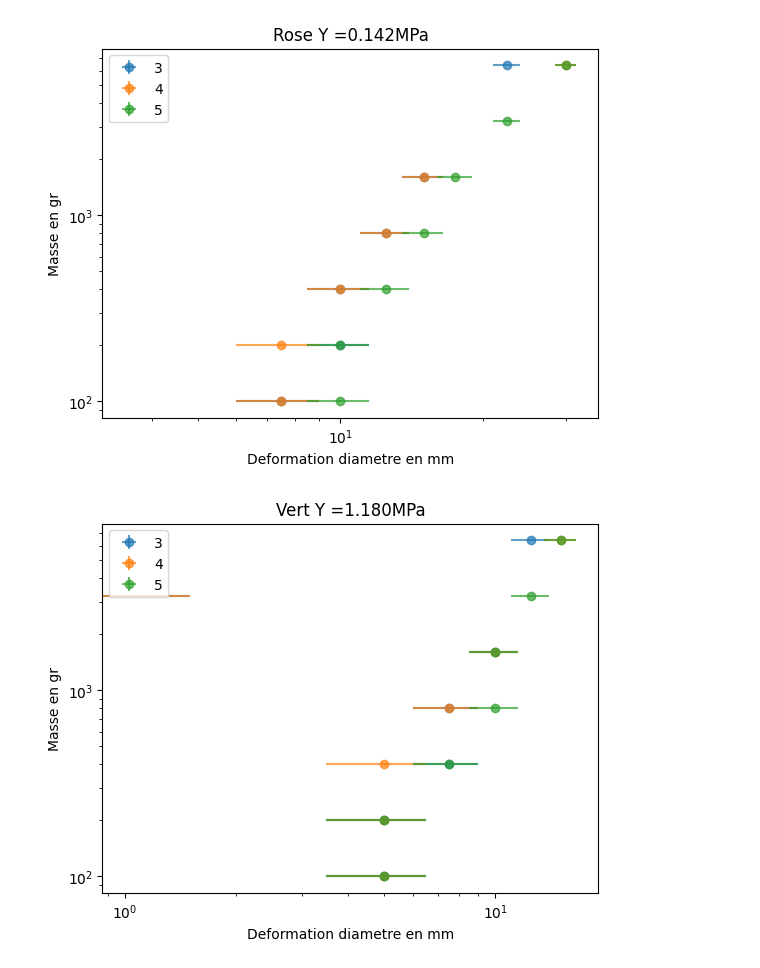
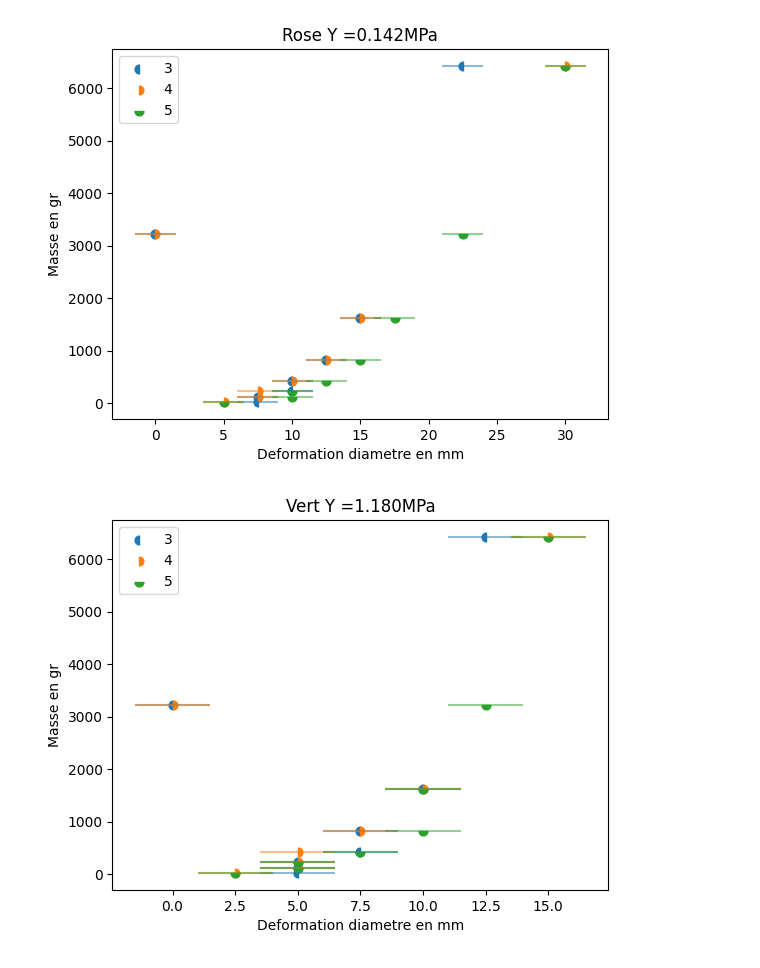
Before and after one commit to erdicn/ContactDeHertz, a Jupyter notebook: graphs.ipynb, the cells around one changed output. Cells and saved outputs as stored; diff of their text form; code cells hidden in the pictures.

Commit message:
Formate le code et semi cercle graph

```diff
--- a/graphs.ipynb
+++ b/graphs.ipynb
@@ -46,12 +26,20 @@ B=  [
 # %%
 ToutLesSpheres = [R, V, B]
 Noms = ["Rose", "Vert", "Bleu"]
-YoungsGPa = np.array([0.000142, 0.001180, 0.000358])
+YoungsGPa = np.array([0.000142, 0.001180, 0.000358]) # TODO check ca. valeurs qui vient de projet.ipynb
 YoungsMpa = 1e3*YoungsGPa
+markers = [ 'left', 'right', 'bottom']
+
 def GraphMasseDeformation(X : list, nomGraph : str, nb ,loglog = True):
     fig, ax = plt.subplots()
     for i in range(len(Rayons)):
-        ax.errorbar(X[i], Masse, xerr = 1.5, yerr = errMasse, fmt = "o", label = Rayons[i], alpha = 0.7)
+        ax.errorbar( X[i], Masse, xerr = 1.5, yerr = errMasse,
+                     marker = None,#MarkerStyle('o', fillstyle=markers[i])
+                     ls = 'none', alpha = 0.5
+                   )
+        ax.scatter(X[i], Masse, marker = MarkerStyle("o", fillstyle=markers[i]), s= 40, label = str(Rayons[i])#, alpha = 0.5
+                   )
+    # pas touche la mouche
     plt.legend(loc='upper left')
     plt.title(nomGraph + " Y =" + "%.3f" %YoungsMpa[nb] + "MPa")
     plt.xlabel("Deformation diametre en mm")
@@ -59,11 +47,16 @@ def GraphMasseDeformation(X : list, nomGraph : str, nb ,loglog = True):
     if loglog:
         ax.set_xscale('log')
         ax.set_yscale('log')
+    #plt.savefig("image.png")
     plt.show()
     plt.close()
 # %%
 for i in range(len(ToutLesSpheres)):
-    GraphMasseDeformation(ToutLesSpheres[i], Noms[i], i)
+    GraphMasseDeformation(ToutLesSpheres[i], Noms[i], i, False)
+# fig, ax = plt.subplots()
+# ax.errorbar(R[0], Masse, xerr = 1.5, yerr = errMasse, fmt = "o", label = Rayons[i], alpha = 0.7)
+# ax.set_xscale('log')
+# ax.set_yscale('log')
 # %% [output]
-[figure, old version]
+[figure, new version]
-[figure, old version]
+[figure, new version]
```
Also changed, not shown: parts of 3 cells of this notebook, 2 other files.
